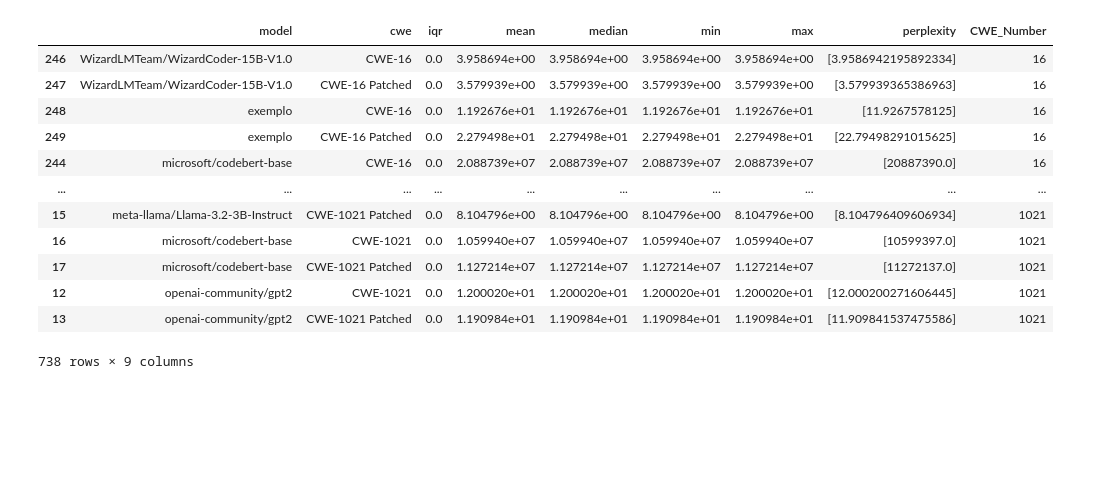
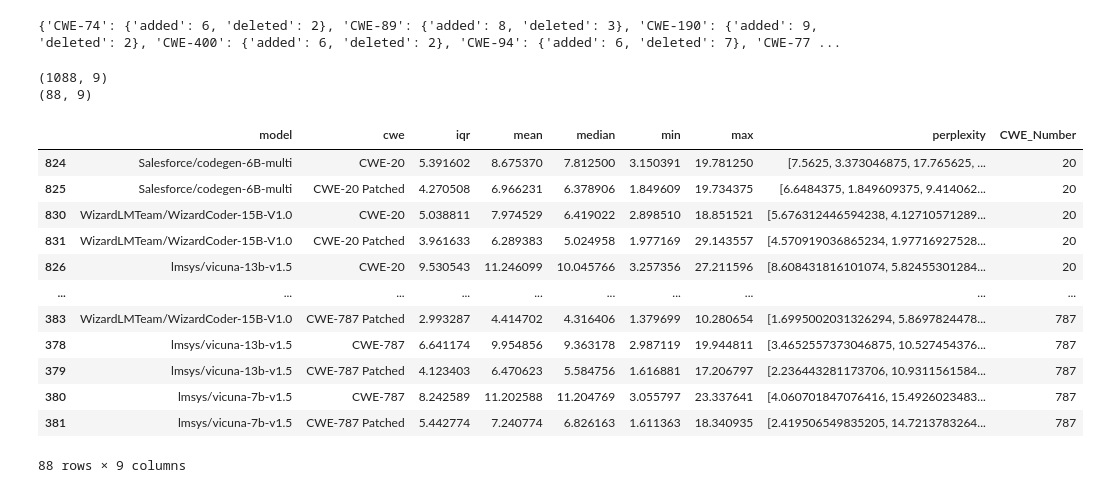
Before and after one commit to rufimelo99/lm-insecure-bias, a Jupyter notebook: sec_aware_cl/perplexity/perplexity.ipynb, the cells around one changed output. Drawn from its saved outputs; the diff is of its cells as text; code cells hidden in the pictures; blank space fills up the shorter version.

```diff
--- a/sec_aware_cl/perplexity/perplexity.ipynb
+++ b/sec_aware_cl/perplexity/perplexity.ipynb
@@ -0,0 +37,4 @@
+# %%
+# Filter out cwe that have less than 20 rows
+original_df = original_df.groupby("cwe").filter(lambda x: len(x) >= 20)
+original_df
@@ -1,5 +90,22 @@
+# %%
+mean_additions = original_df.groupby("cwe")["additions"].mean()
+mean_deletions = original_df.groupby("cwe")["deletions"].mean()
+
+# create a dictionary such as
+#cwe_line_changes = {
+#    'CWE-79': {'added': 120, 'deleted': 85},
+
+cwe_line_changes = {}
+for cwe in original_df["cwe"].unique():
+    cwe_line_changes[cwe] = {
+        'added': int(mean_additions[cwe]),
+        'deleted': int(mean_deletions[cwe])
+    }
+print(cwe_line_changes)
+# %% [output]
+{'CWE-74': {'added': 6, 'deleted': 2}, 'CWE-89': {'added': 8, 'deleted': 3}, 'CWE-190': {'added': 9, 'deleted': 2}, 'CWE-400': {'added': 6, 'deleted': 2}, 'CWE-94': {'added': 6, 'deleted': 7}, 'CWE-77 ...
 # %%
-folder_path = "../output/"
+folder_path = "../results_osv_/"
 # %%
 import os
 import pandas as pd
@@ -74,19 +180,24 @@ for file in os.listdir(folder_path):
 # %%
 df["CWE_Number"] = df["cwe"].str.extract(r'(\d+)').astype(int)
 df = df.sort_values(by=["CWE_Number", "model"])
-#df = df.drop(columns=["CWE_Number"])
+print(df.shape)
+# Filter rows where len(perplexity) < 20
+df = df[df["perplexity"].apply(len) > 20]
+print(df.shape)
 df
 # %% [output]
+(1088, 9)
+(88, 9)
 |  | model | cwe | iqr | mean | median | min | max | perplexity | CWE_Number |
-| 246 | WizardLMTeam/WizardCoder-15B-V1.0 | CWE-16 | 0.0 | 3.958694e+00 | 3.958694e+00 | 3.958694e+00 | 3.958694e+00 | [3.9586942195892334] | 16 |
-| 247 | WizardLMTeam/WizardCoder-15B-V1.0 | CWE-16 Patched | 0.0 | 3.579939e+00 | 3.579939e+00 | 3.579939e+00 | 3.579939e+00 | [3.579939365386963] | 16 |
-| 248 | exemplo | CWE-16 | 0.0 | 1.192676e+01 | 1.192676e+01 | 1.192676e+01 | 1.192676e+01 | [11.9267578125] | 16 |
-| 249 | exemplo | CWE-16 Patched | 0.0 | 2.279498e+01 | 2.279498e+01 | 2.279498e+01 | 2.279498e+01 | [22.79498291015625] | 16 |
-| 244 | microsoft/codebert-base | CWE-16 | 0.0 | 2.088739e+07 | 2.088739e+07 | 2.088739e+07 | 2.088739e+07 | [20887390.0] | 16 |
+| 824 | Salesforce/codegen-6B-multi | CWE-20 | 5.391602 | 8.675370 | 7.812500 | 3.150391 | 19.781250 | [7.5625, 3.373046875, 17.765625, ... | 20 |
+| 825 | Salesforce/codegen-6B-multi | CWE-20 Patched | 4.270508 | 6.966231 | 6.378906 | 1.849609 | 19.734375 | [6.6484375, 1.849609375, 9.414062... | 20 |
+| 830 | WizardLMTeam/WizardCoder-15B-V1.0 | CWE-20 | 5.038811 | 7.974529 | 6.419022 | 2.898510 | 18.851521 | [5.676312446594238, 4.12710571289... | 20 |
+| 831 | WizardLMTeam/WizardCoder-15B-V1.0 | CWE-20 Patched | 3.961633 | 6.289383 | 5.024958 | 1.977169 | 29.143557 | [4.570919036865234, 1.97716927528... | 20 |
+| 826 | lmsys/vicuna-13b-v1.5 | CWE-20 | 9.530543 | 11.246099 | 10.045766 | 3.257356 | 27.211596 | [8.608431816101074, 5.82455301284... | 20 |
 | ... | ... | ... | ... | ... | ... | ... | ... | ... | ... |
-| 15 | meta-llama/Llama-3.2-3B-Instruct | CWE-1021 Patched | 0.0 | 8.104796e+00 | 8.104796e+00 | 8.104796e+00 | 8.104796e+00 | [8.104796409606934] | 1021 |
-| 16 | microsoft/codebert-base | CWE-1021 | 0.0 | 1.059940e+07 | 1.059940e+07 | 1.059940e+07 | 1.059940e+07 | [10599397.0] | 1021 |
-| 17 | microsoft/codebert-base | CWE-1021 Patched | 0.0 | 1.127214e+07 | 1.127214e+07 | 1.127214e+07 | 1.127214e+07 | [11272137.0] | 1021 |
-| 12 | openai-community/gpt2 | CWE-1021 | 0.0 | 1.200020e+01 | 1.200020e+01 | 1.200020e+01 | 1.200020e+01 | [12.000200271606445] | 1021 |
-| 13 | openai-community/gpt2 | CWE-1021 Patched | 0.0 | 1.190984e+01 | 1.190984e+01 | 1.190984e+01 | 1.190984e+01 | [11.909841537475586] | 1021 |
+| 383 | WizardLMTeam/WizardCoder-15B-V1.0 | CWE-787 Patched | 2.993287 | 4.414702 | 4.316406 | 1.379699 | 10.280654 | [1.6995002031326294, 5.8697824478... | 787 |
+| 378 | lmsys/vicuna-13b-v1.5 | CWE-787 | 6.641174 | 9.954856 | 9.363178 | 2.987119 | 19.944811 | [3.4652557373046875, 10.527454376... | 787 |
+| 379 | lmsys/vicuna-13b-v1.5 | CWE-787 Patched | 4.123403 | 6.470623 | 5.584756 | 1.616881 | 17.206797 | [2.236443281173706, 10.9311561584... | 787 |
+| 380 | lmsys/vicuna-7b-v1.5 | CWE-787 | 8.242589 | 11.202588 | 11.204769 | 3.055797 | 23.337641 | [4.060701847076416, 15.4926023483... | 787 |
+| 381 | lmsys/vicuna-7b-v1.5 | CWE-787 Patched | 5.442774 | 7.240774 | 6.826163 | 1.611363 | 18.340935 | [2.419506549835205, 14.7213783264... | 787 |
-738 rows × 9 columns
+88 rows × 9 columns
```
Also changed, not shown: parts of 18 cells of this notebook, 1 other file.
